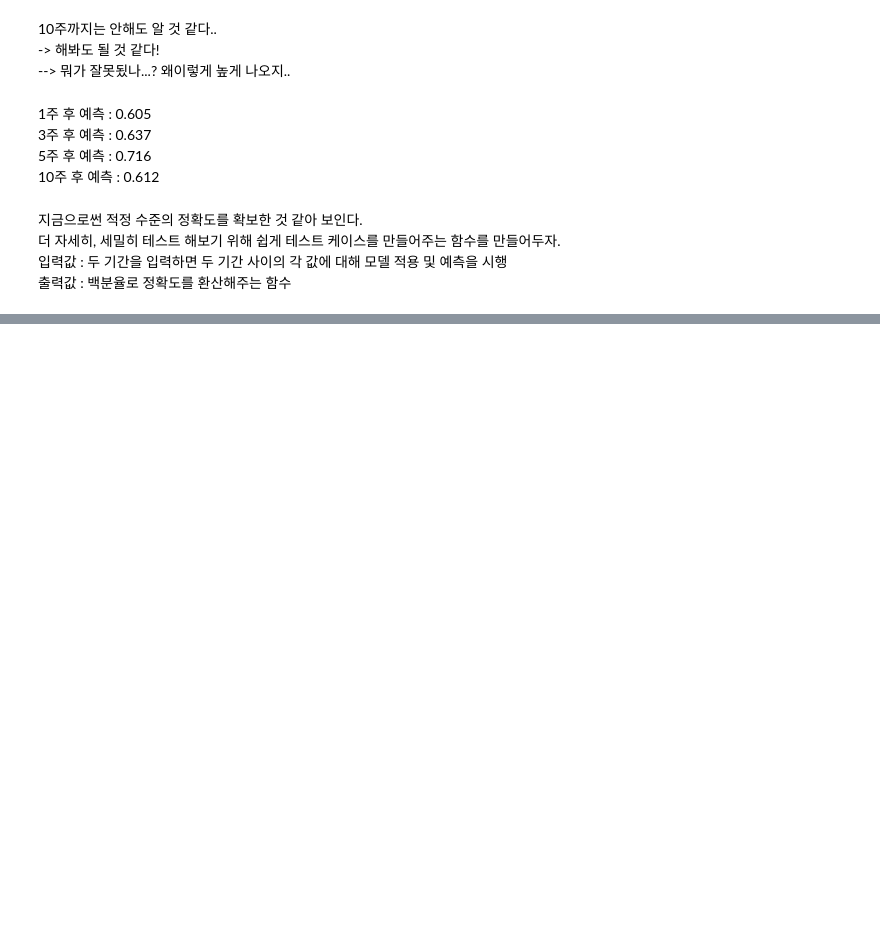
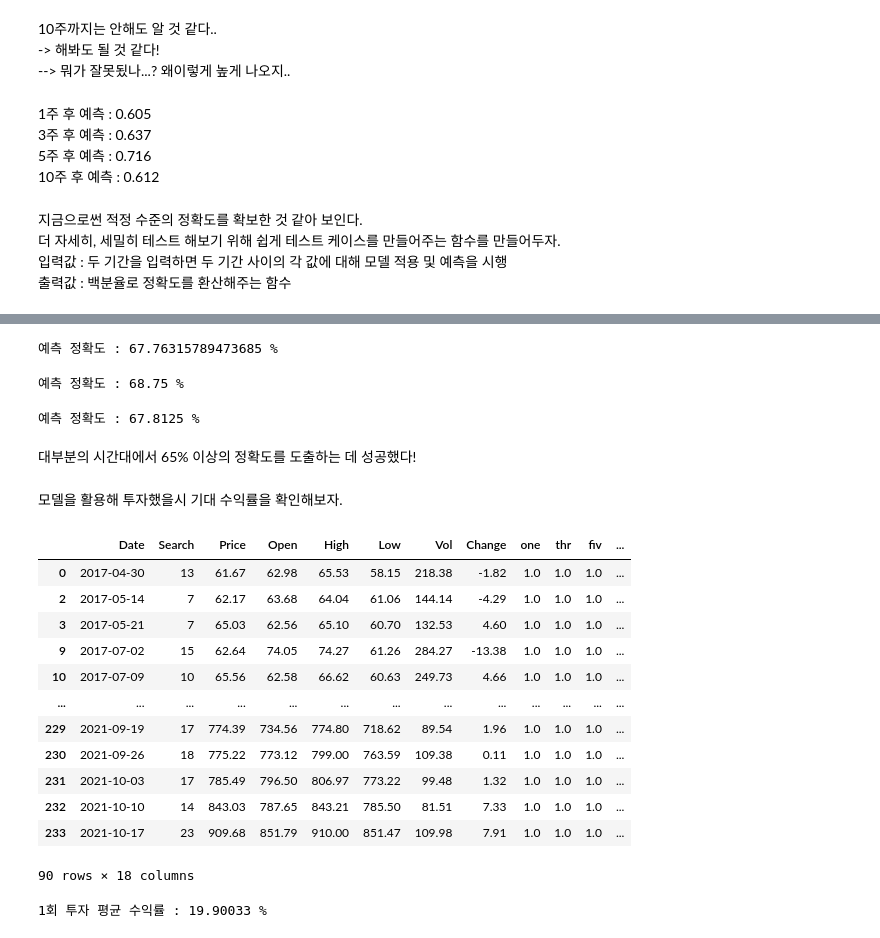
Before and after one commit to sumu97/Study, a Jupyter notebook: p1.ipynb, the cells around one changed output, grey strips where cells are left out. Drawn from its saved outputs; the diff is of its cells as text; code cells hidden in the pictures; blank space fills up the shorter version.

```diff
--- a/p1.ipynb
+++ b/p1.ipynb
@@ -665,0 +662,69 @@ def test_case(start_date, end_date, X_data, y_data): # 시작일, 종료일, 특
+# %%
+test_case('2021-3-9','2021-12-9',df)
+# %% [output]
+예측 정확도 : 67.76315789473685 %
+# %%
+test_case('2021-9-9','2021-12-9',df)
+# %% [output]
+예측 정확도 : 68.75 %
+# %%
+test_case('2017-04-30','2021-11-28',df)
+# %% [output]
+예측 정확도 : 67.8125 %
+# %% [markdown]
+대부분의 시간대에서 65% 이상의 정확도를 도출하는 데 성공했다!
+# %% [markdown]
+모델을 활용해 투자했을시 기대 수익률을 확인해보자.
+# %%
+# dfs 데이터프레임에 특성 추가해서 계산
+dfs = df.copy()
+
+# 인덱스 초기화
+dfs = dfs.reset_index(drop = True)
+
+# 예상 투자 수익 조건
+condition = (dfs['one'] == 1  & (dfs['thr']==1)) & ((dfs['fiv']==1) & (dfs['ten']==1))
+
+
+
+# 특성 추가 - 4주 뒤 매도시 수익
+target_feature = dfs.Price
+much = 4
+Income_list = []
+Income_rate = []
+
+for i in range(len(target_feature)):
+  try:
+    income = target_feature[i+4] - target_feature[i]
+    Income_rate.append(round((income/target_feature[i]*100),2)) # 수익률
+    Income_list.append(round((income),2)) # 수익
+
+  except:
+    Income_list.append(np.nan)
+    Income_rate.append(np.nan)
+
+dfs['Income_4'] = Income_list
+dfs['Incrat_4'] = Income_rate
+dfs.head(30)
+
+dfr = dfs[condition]
+dfs[condition]
+# %% [output]
+|  | Date | Search | Price | Open | High | Low | Vol | Change | one | thr | fiv | ... |
+| 0 | 2017-04-30 | 13 | 61.67 | 62.98 | 65.53 | 58.15 | 218.38 | -1.82 | 1.0 | 1.0 | 1.0 | ... |
+| 2 | 2017-05-14 | 7 | 62.17 | 63.68 | 64.04 | 61.06 | 144.14 | -4.29 | 1.0 | 1.0 | 1.0 | ... |
+| 3 | 2017-05-21 | 7 | 65.03 | 62.56 | 65.10 | 60.70 | 132.53 | 4.60 | 1.0 | 1.0 | 1.0 | ... |
+| 9 | 2017-07-02 | 15 | 62.64 | 74.05 | 74.27 | 61.26 | 284.27 | -13.38 | 1.0 | 1.0 | 1.0 | ... |
+| 10 | 2017-07-09 | 10 | 65.56 | 62.58 | 66.62 | 60.63 | 249.73 | 4.66 | 1.0 | 1.0 | 1.0 | ... |
+| ... | ... | ... | ... | ... | ... | ... | ... | ... | ... | ... | ... | ... |
+| 229 | 2021-09-19 | 17 | 774.39 | 734.56 | 774.80 | 718.62 | 89.54 | 1.96 | 1.0 | 1.0 | 1.0 | ... |
+| 230 | 2021-09-26 | 18 | 775.22 | 773.12 | 799.00 | 763.59 | 109.38 | 0.11 | 1.0 | 1.0 | 1.0 | ... |
+| 231 | 2021-10-03 | 17 | 785.49 | 796.50 | 806.97 | 773.22 | 99.48 | 1.32 | 1.0 | 1.0 | 1.0 | ... |
+| 232 | 2021-10-10 | 14 | 843.03 | 787.65 | 843.21 | 785.50 | 81.51 | 7.33 | 1.0 | 1.0 | 1.0 | ... |
+| 233 | 2021-10-17 | 23 | 909.68 | 851.79 | 910.00 | 851.47 | 109.98 | 7.91 | 1.0 | 1.0 | 1.0 | ... |
+90 rows × 18 columns
+# %%
+# 예측된 모든 지표가 1일 경우 ( 예측 100% 가정 )
+print('1회 투자 평균 수익률 :',round(np.mean(dfr.Incrat_4),5),'%')
+# %% [output]
+1회 투자 평균 수익률 : 19.90033 %
```
Also changed, not shown: parts of 32 cells of this notebook.
